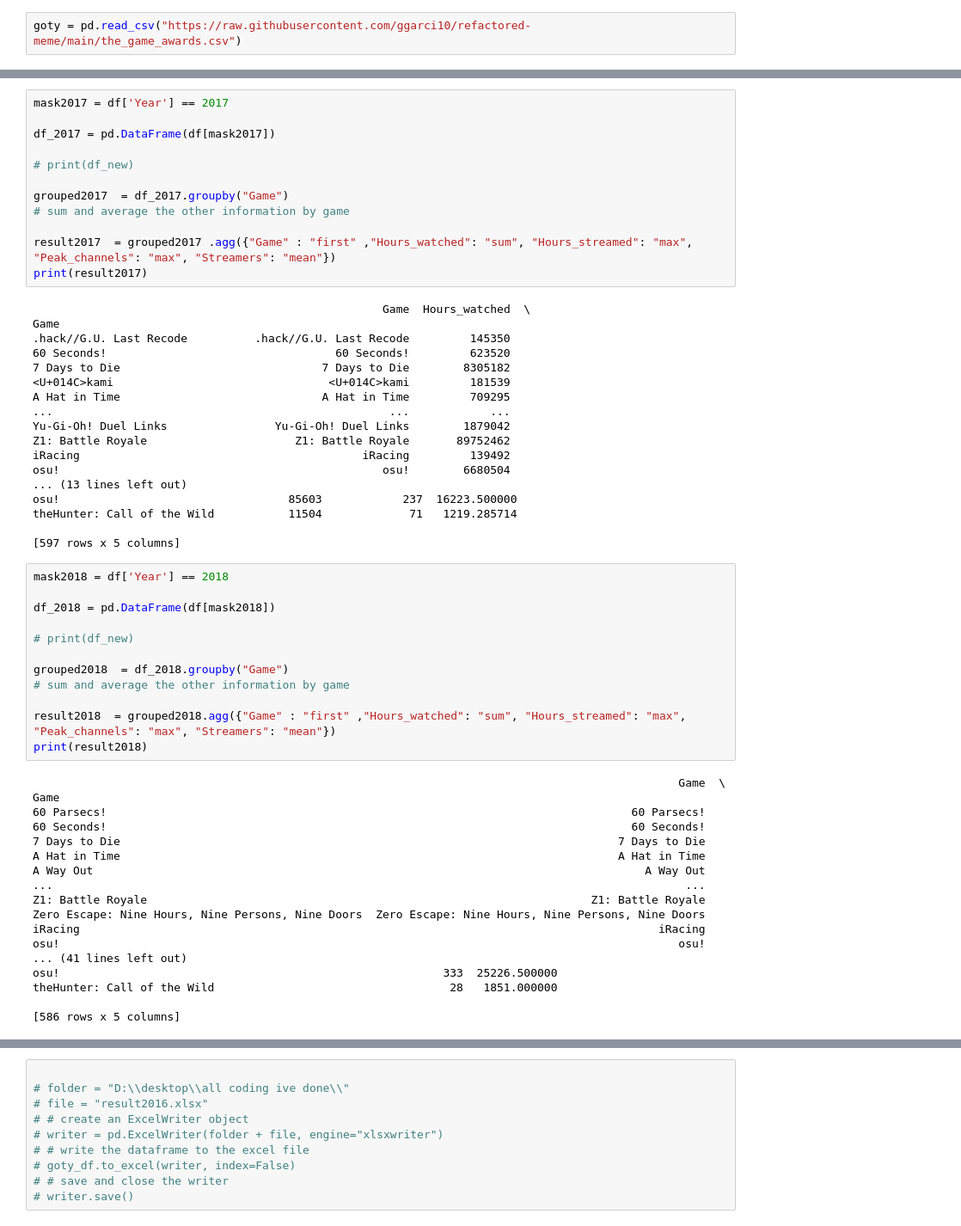
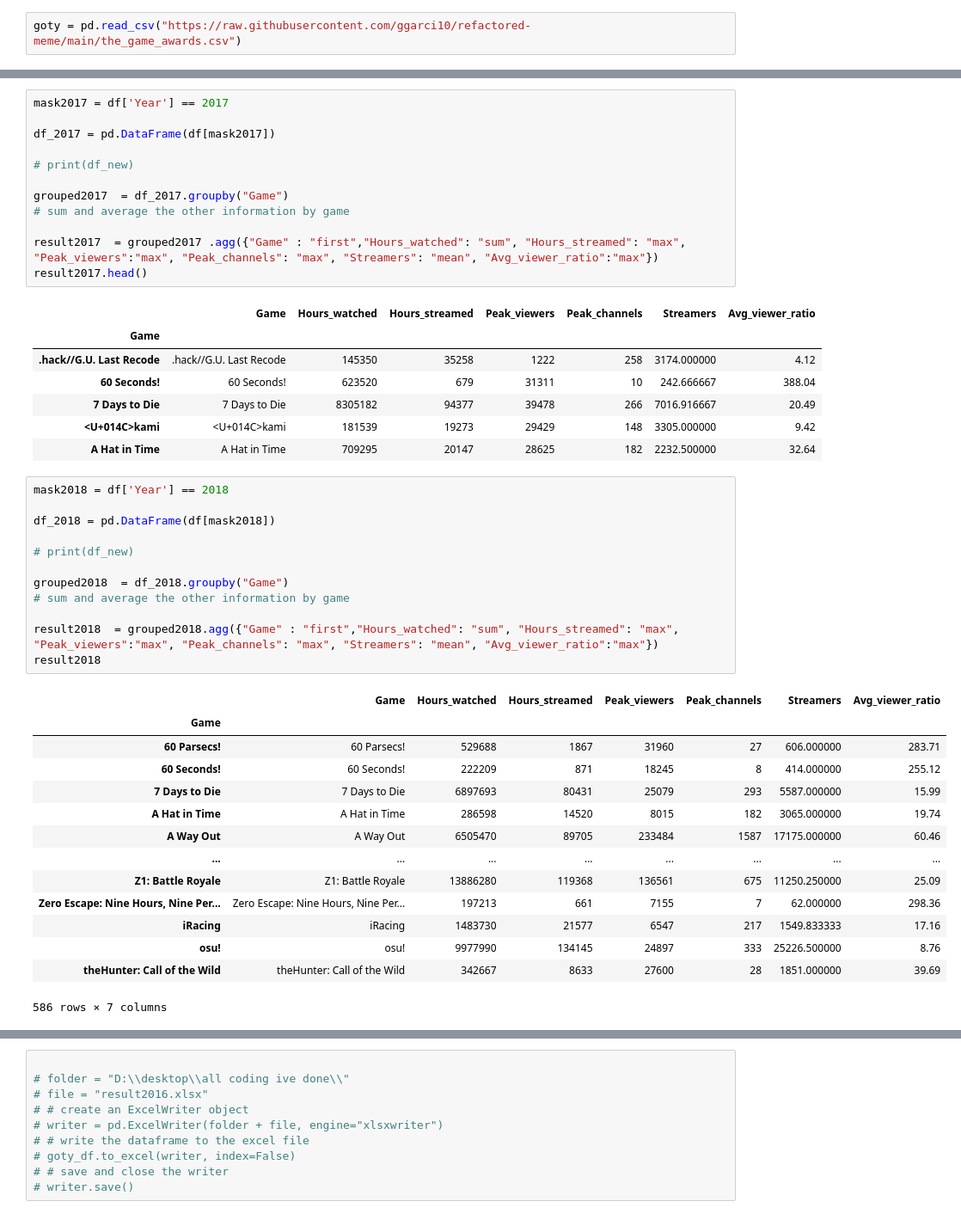
Before and after one commit to ggarci10/twitchdataproject, a Jupyter notebook: final_project_twitch_game_.ipynb, the cells around one changed output, grey strips where cells are left out. Shown: that part at 86% size. Saved outputs shown, nothing was run; the diff lists cells and outputs as text.

```diff
--- a/final_project_twitch_game_.ipynb
+++ b/final_project_twitch_game_.ipynb
@@ -75,53 +61,40 @@ df_2017 = pd.DataFrame(df[mask2017])
 grouped2017  = df_2017.groupby("Game")
 # sum and average the other information by game
 
-result2017  = grouped2017 .agg({"Game" : "first" ,"Hours_watched": "sum", "Hours_streamed": "max", "Peak_channels": "max", "Streamers": "mean"})
-print(result2017)
+result2017  = grouped2017 .agg({"Game" : "first","Hours_watched": "sum", "Hours_streamed": "max", "Peak_viewers":"max", "Peak_channels": "max", "Streamers": "mean", "Avg_viewer_ratio":"max"})
+result2017.head()
 # %% [output]
-                                                    Game  Hours_watched  \
-Game
-.hack//G.U. Last Recode          .hack//G.U. Last Recode         145350
-60 Seconds!                                  60 Seconds!         623520
-7 Days to Die                              7 Days to Die        8305182
-<U+014C>kami                                <U+014C>kami         181539
-A Hat in Time                              A Hat in Time         709295
-...                                                  ...            ...
-Yu-Gi-Oh! Duel Links                Yu-Gi-Oh! Duel Links        1879042
-Z1: Battle Royale                      Z1: Battle Royale       89752462
-iRacing                                          iRacing         139492
-osu!                                                osu!        6680504
-... (13 lines left out)
-osu!                                  85603            237  16223.500000
-theHunter: Call of the Wild           11504             71   1219.285714
-
-[597 rows x 5 columns]
+|  | Game | Hours_watched | Hours_streamed | Peak_viewers | Peak_channels | Streamers | Avg_viewer_ratio |
+| Game |  |  |  |  |  |  |  |
+| .hack//G.U. Last Recode | .hack//G.U. Last Recode | 145350 | 35258 | 1222 | 258 | 3174.000000 | 4.12 |
+| 60 Seconds! | 60 Seconds! | 623520 | 679 | 31311 | 10 | 242.666667 | 388.04 |
+| 7 Days to Die | 7 Days to Die | 8305182 | 94377 | 39478 | 266 | 7016.916667 | 20.49 |
+| <U+014C>kami | <U+014C>kami | 181539 | 19273 | 29429 | 148 | 3305.000000 | 9.42 |
+| A Hat in Time | A Hat in Time | 709295 | 20147 | 28625 | 182 | 2232.500000 | 32.64 |
 # %%
 mask2018 = df['Year'] == 2018
 
 df_2018 = pd.DataFrame(df[mask2018])
 
 # print(df_new)
 
 grouped2018  = df_2018.groupby("Game")
 # sum and average the other information by game
 
-result2018  = grouped2018.agg({"Game" : "first" ,"Hours_watched": "sum", "Hours_streamed": "max", "Peak_channels": "max", "Streamers": "mean"})
-print(result2018)
+result2018  = grouped2018.agg({"Game" : "first","Hours_watched": "sum", "Hours_streamed": "max", "Peak_viewers":"max", "Peak_channels": "max", "Streamers": "mean", "Avg_viewer_ratio":"max"})
+result2018
 # %% [output]
+|  | Game | Hours_watched | Hours_streamed | Peak_viewers | Peak_channels | Streamers | Avg_viewer_ratio |
+| Game |  |  |  |  |  |  |  |
+| 60 Parsecs! | 60 Parsecs! | 529688 | 1867 | 31960 | 27 | 606.000000 | 283.71 |
+| 60 Seconds! | 60 Seconds! | 222209 | 871 | 18245 | 8 | 414.000000 | 255.12 |
+| 7 Days to Die | 7 Days to Die | 6897693 | 80431 | 25079 | 293 | 5587.000000 | 15.99 |
+| A Hat in Time | A Hat in Time | 286598 | 14520 | 8015 | 182 | 3065.000000 | 19.74 |
+| A Way Out | A Way Out | 6505470 | 89705 | 233484 | 1587 | 17175.000000 | 60.46 |
+| ... | ... | ... | ... | ... | ... | ... | ... |
+| Z1: Battle Royale | Z1: Battle Royale | 13886280 | 119368 | 136561 | 675 | 11250.250000 | 25.09 |
+| Zero Escape: Nine Hours, Nine Per... | Zero Escape: Nine Hours, Nine Per... | 197213 | 661 | 7155 | 7 | 62.000000 | 298.36 |
+| iRacing | iRacing | 1483730 | 21577 | 6547 | 217 | 1549.833333 | 17.16 |
+| osu! | osu! | 9977990 | 134145 | 24897 | 333 | 25226.500000 | 8.76 |
+| theHunter: Call of the Wild | theHunter: Call of the Wild | 342667 | 8633 | 27600 | 28 | 1851.000000 | 39.69 |
-                                                                                                Game  \
-Game
-60 Parsecs!                                                                              60 Parsecs!
-60 Seconds!                                                                              60 Seconds!
-7 Days to Die                                                                          7 Days to Die
-A Hat in Time                                                                          A Hat in Time
-A Way Out                                                                                  A Way Out
-...                                                                                              ...
-Z1: Battle Royale                                                                  Z1: Battle Royale
-Zero Escape: Nine Hours, Nine Persons, Nine Doors  Zero Escape: Nine Hours, Nine Persons, Nine Doors
-iRacing                                                                                      iRacing
-osu!                                                                                            osu!
-... (41 lines left out)
-osu!                                                         333  25226.500000
-theHunter: Call of the Wild                                   28   1851.000000
-
-[586 rows x 5 columns]
+586 rows × 7 columns
```
Also changed, not shown: parts of 21 cells of this notebook.
